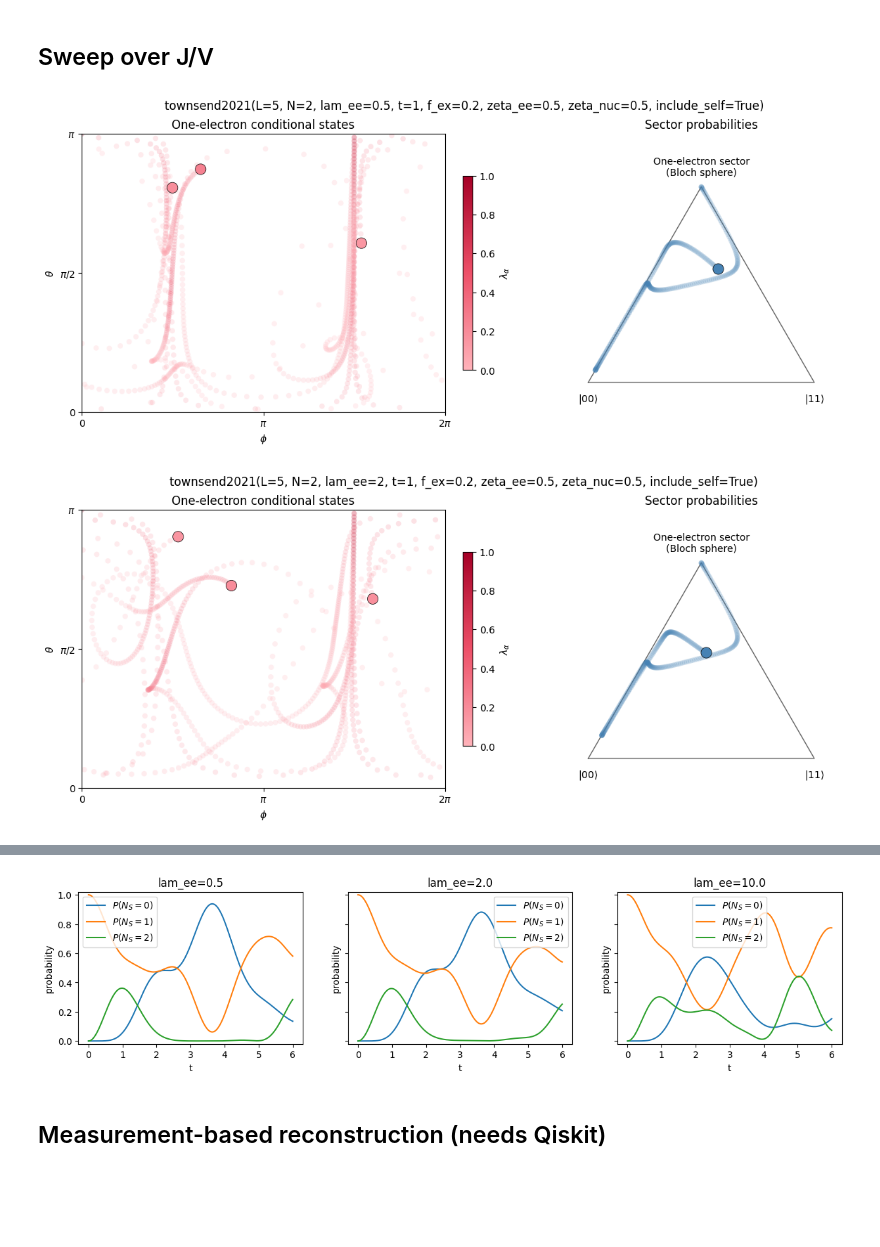
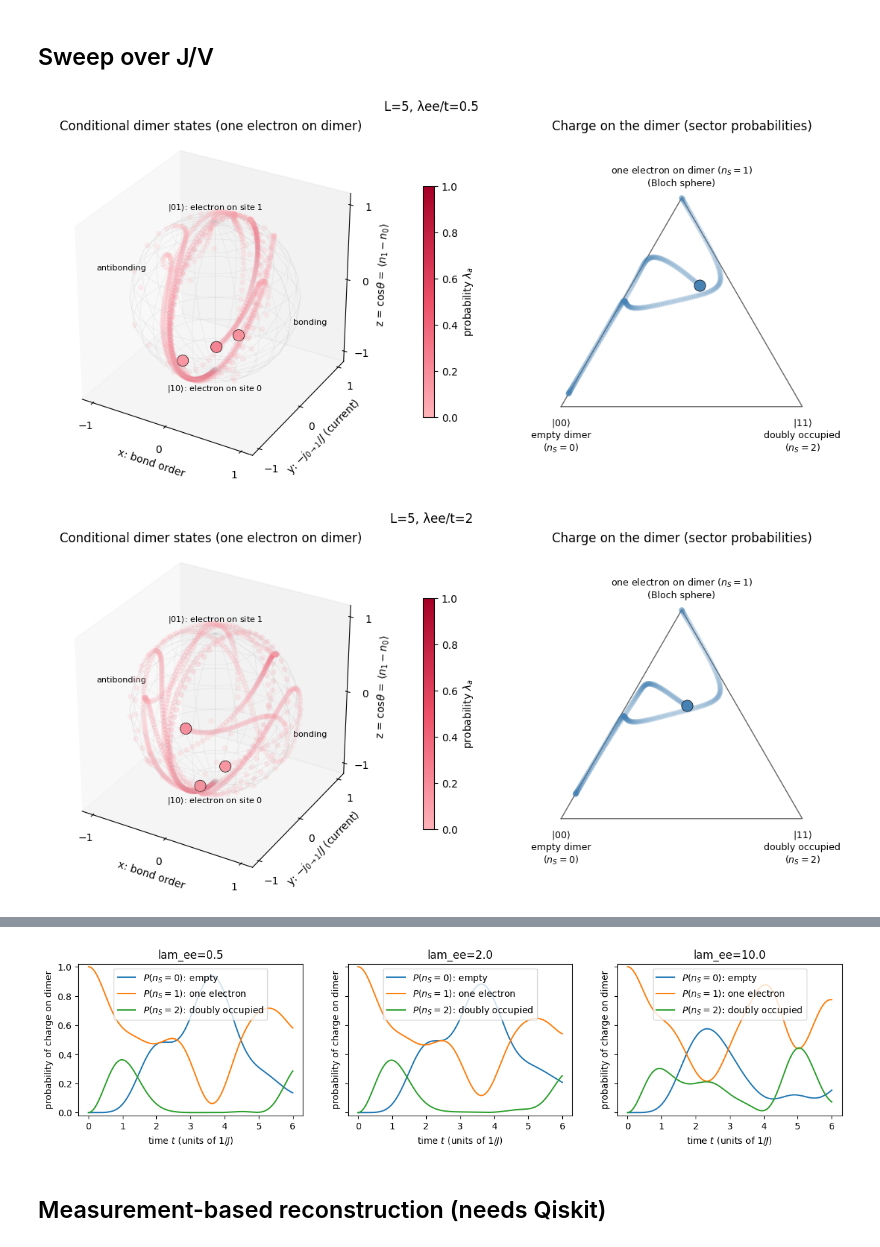
Before and after one commit to Kommmi/Chain_GQS, a Jupyter notebook: gqs_interaction_sweep.ipynb, the cells around one changed output, grey strips where cells are left out. Saved outputs shown, nothing was run; the diff lists cells and outputs as text; code cells hidden in the pictures; blank space fills up the shorter version.

```diff
--- a/gqs_interaction_sweep.ipynb
+++ b/gqs_interaction_sweep.ipynb
@@ -75,11 +88,11 @@ Consistency checks passed
 # %%
 (key, values), = sweep.items()
 results = {}
 for v in values:
     m = model.with_(**{key: v})
     results[v] = gqs_history(m, product_state(L, occupied), nsteps, dt, subsystem, method)
-    fig, _ = plot_gqs_history(results[v][1], bloch_view='angles', title=m.label)
+    fig, _ = plot_gqs_history(results[v][1], bloch_view='sphere', title=f"L={L}, λee/t={v:g}")
     plt.show()
 # %% [output]
-[figure, old version]
+[figure, new version]
-[figure, old version]
+[figure, new version]
@@ -91,7 +104,7 @@ for ax, v in zip(axes, values):
     ax.set_title(f'{key}={v}')
 plt.show()
 # %% [output]
-[figure, old version]
+[figure, new version]
 # %% [markdown]
 ## Measurement-based reconstruction (needs Qiskit)
 # %%
```
Also changed, not shown: parts of 5 cells of this notebook.
